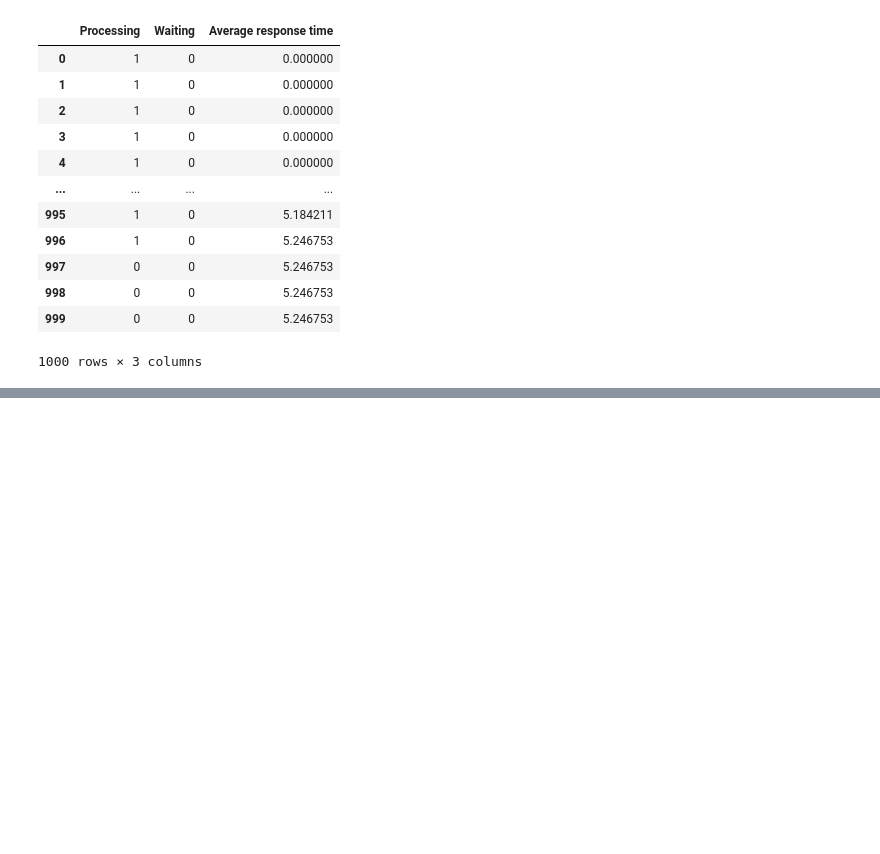
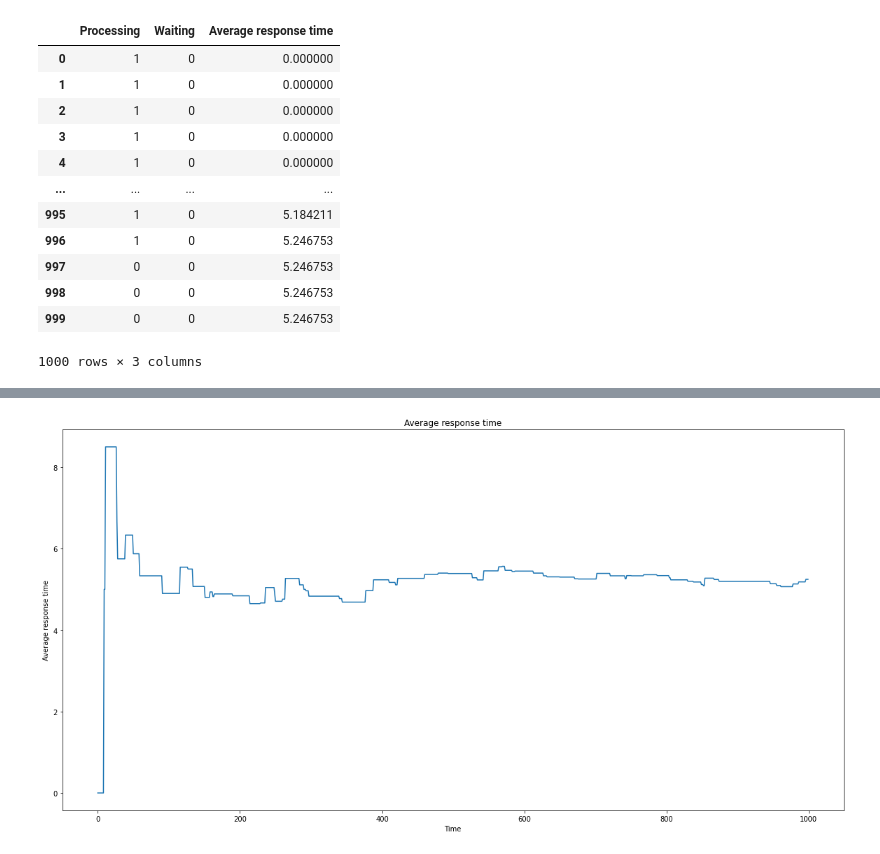
Before and after one commit to dmitriykara/simulator, a Jupyter notebook: results.ipynb, the cells around one changed output, grey strips where cells are left out. Cells and saved outputs as stored; diff of their text form; code cells hidden in the pictures; blank space fills up the shorter version.

```diff
--- a/results.ipynb
+++ b/results.ipynb
@@ -54,0 +74,8 @@ print(f"Среднее время пакетов, обрабатываемых
+# %%
+plt.plot(states['Average response time'])
+plt.title('Average response time')
+plt.xlabel('Time')
+plt.ylabel('Average response time')
+plt.show();
+# %% [output]
+[figure, added]
```
Also changed, not shown: parts of 6 cells of this notebook.
